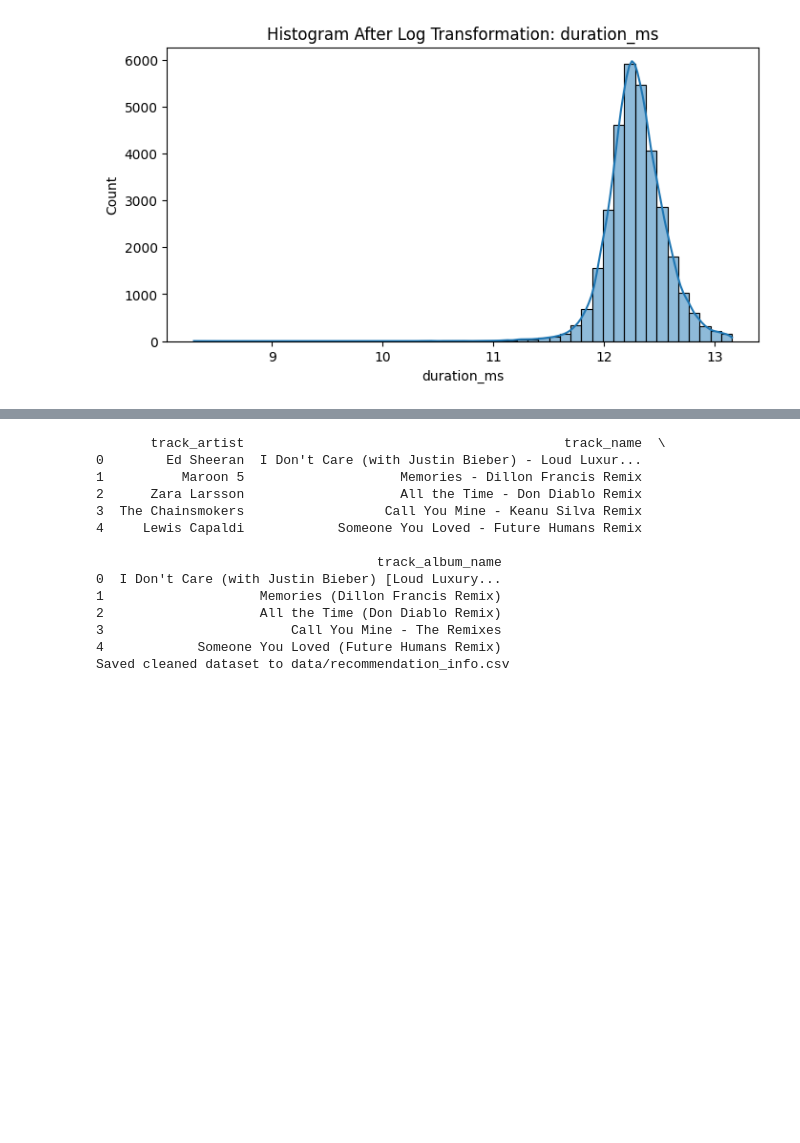
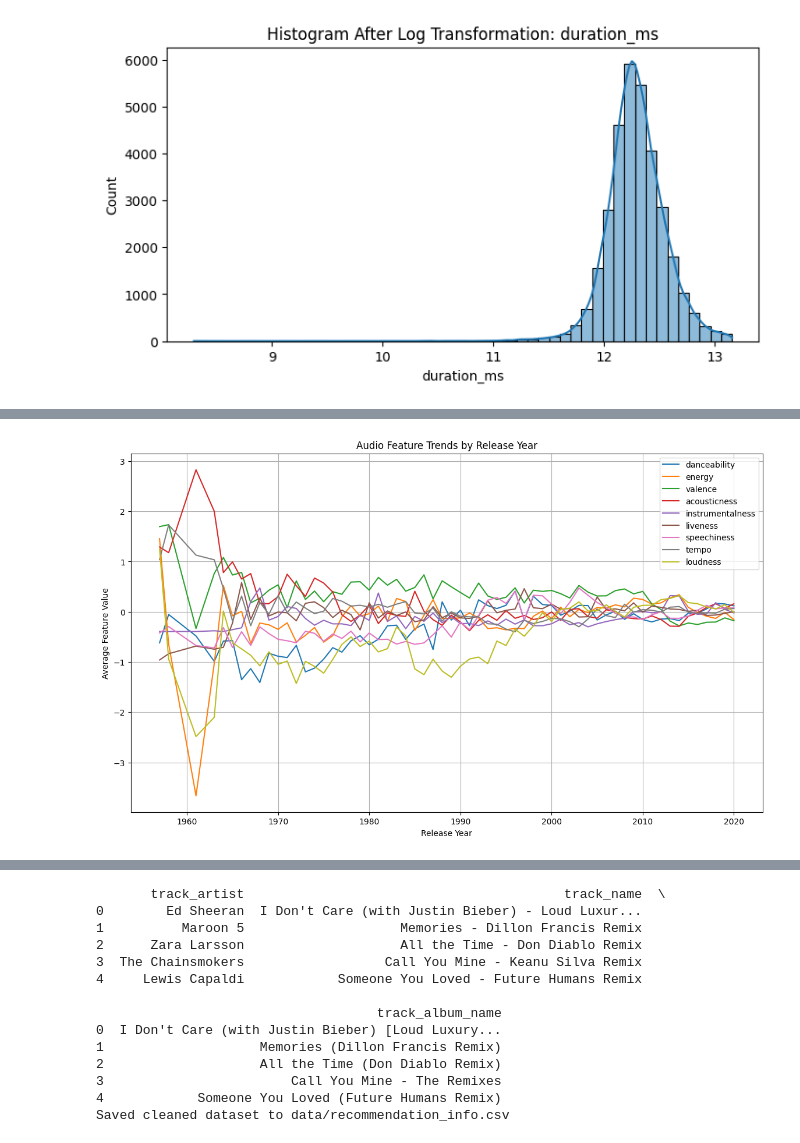
Before and after one commit to AaronSxng/CIS4930-ML-Final-Project, a Jupyter notebook: datapreprocessing.ipynb, the cells around one changed output, grey strips where cells are left out. Cells and saved outputs as stored; diff of their text form; code cells hidden in the pictures; blank space fills up the shorter version.

```diff
--- a/datapreprocessing.ipynb
+++ b/datapreprocessing.ipynb
@@ -211,3 +220,33 @@ from sklearn.preprocessing import StandardScaler
 numerical_cols = spotify_df.select_dtypes(include=['float64', 'int64']).columns
 scaler = StandardScaler()
 spotify_df[numerical_cols] = scaler.fit_transform(spotify_df[numerical_cols])
+# %%
+spotify_df['release_year'] = pd.to_datetime(
+    spotify_df['track_album_release_date'], errors='coerce'
+).dt.year
+
+feature_cols = [
+    'danceability', 'energy', 'valence', 'acousticness', 'instrumentalness',
+    'liveness', 'speechiness', 'tempo', 'loudness'
+]
+
+feature_cols = [c for c in feature_cols if c in spotify_df.columns]
+yearly_features = (
+    spotify_df.groupby('release_year')[feature_cols]
+    .mean()
+    .reset_index()
+)
+
+plt.figure(figsize=(14, 8))
+
+for col in feature_cols:
+    plt.plot(yearly_features['release_year'], yearly_features[col], label=col)
+
+plt.xlabel("Release Year")
+plt.ylabel("Average Feature Value")
+plt.title("Audio Feature Trends by Release Year")
+plt.legend()
+plt.grid(True)
+plt.show()
+# %% [output]
+[figure, added]
```
Also changed, not shown: parts of 5 cells of this notebook, 3 other files.
